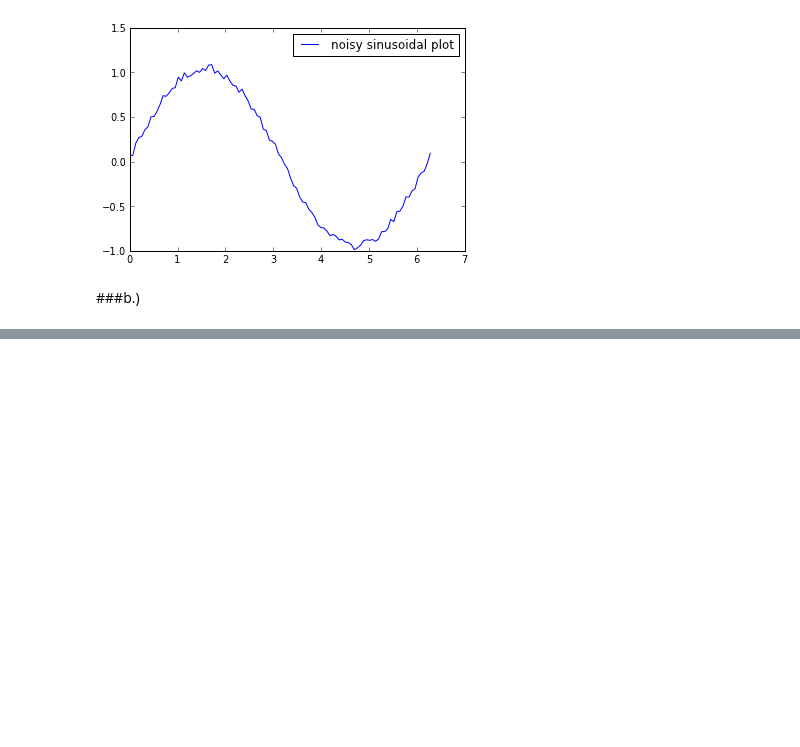
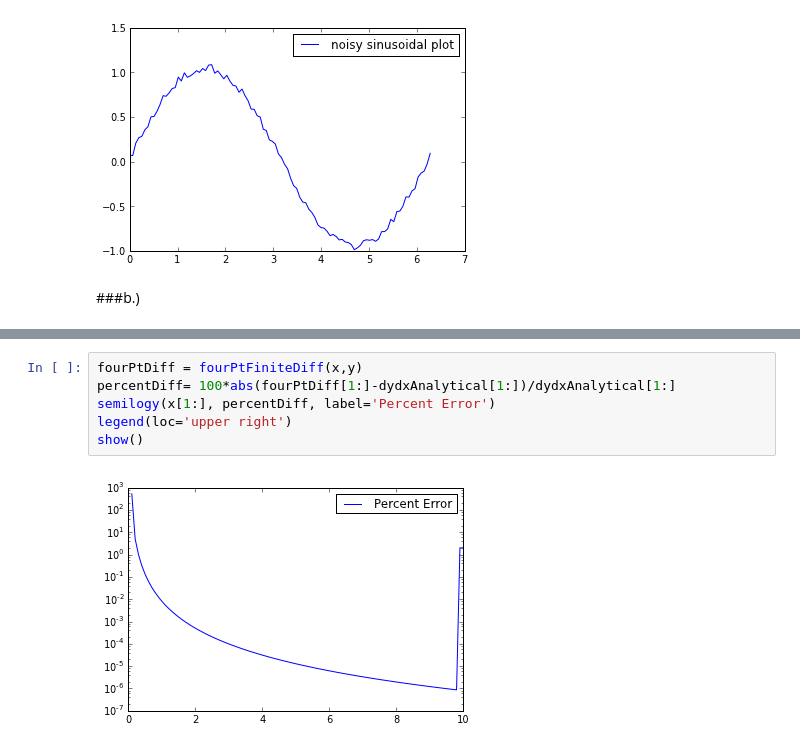
Before and after one commit to npilgram/PHYS202-S13, a Jupyter notebook: Week4/InterpAndDiffEx3.ipynb, the cells around one changed output, grey strips where cells are left out. Drawn from its saved outputs; the diff is of its cells as text; blank space fills up the shorter version.

```diff
--- a/Week4/InterpAndDiffEx3.ipynb
+++ b/Week4/InterpAndDiffEx3.ipynb
@@ -180,0 +240,8 @@ ValueError: shape mismatch: objects cannot be broadcast to a single shape
+# %%
+fourPtDiff = fourPtFiniteDiff(x,y)
+percentDiff= 100*abs(fourPtDiff[1:]-dydxAnalytical[1:])/dydxAnalytical[1:]
+semilogy(x[1:], percentDiff, label='Percent Error')
+legend(loc='upper right')
+show()
+# %% [output]
+[figure, added]
```
Also changed, not shown: parts of 23 cells of this notebook, 1 other file.
